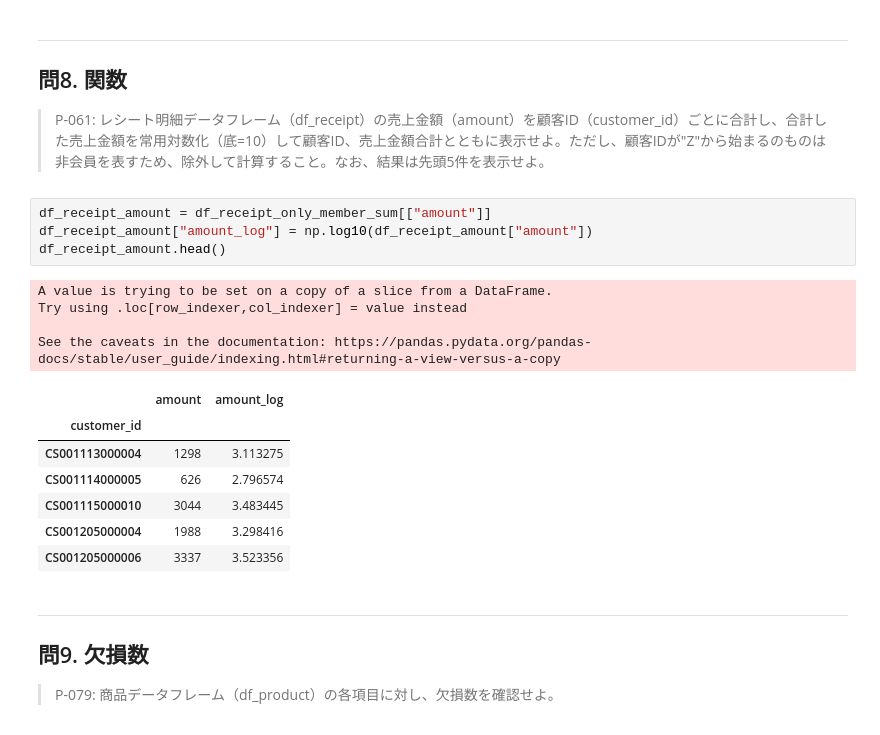
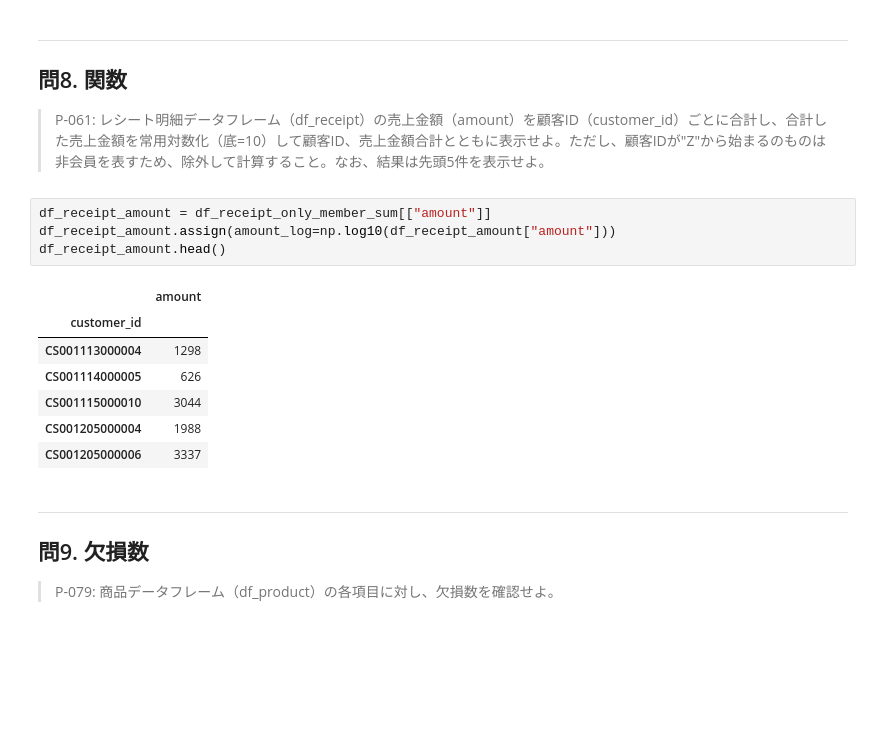
Before and after one commit to tikutikuwa/Basic-Python, a Jupyter notebook: colab/answer/pandas_answer.ipynb, the cells around one changed output. Saved outputs shown, nothing was run; the diff lists cells and outputs as text; blank space fills up the shorter version.

Commit message:
submit_pandas/#2

```diff
--- a/colab/answer/pandas_answer.ipynb
+++ b/colab/answer/pandas_answer.ipynb
@@ -119,20 +119,16 @@ df_customer[["application_date","customer_id"]].head()
 > P-061: レシート明細データフレーム（df_receipt）の売上金額（amount）を顧客ID（customer_id）ごとに合計し、合計した売上金額を常用対数化（底=10）して顧客ID、売上金額合計とともに表示せよ。ただし、顧客IDが"Z"から始まるのものは非会員を表すため、除外して計算すること。なお、結果は先頭5件を表示せよ。
 # %%
 df_receipt_amount = df_receipt_only_member_sum[["amount"]]
-df_receipt_amount["amount_log"] = np.log10(df_receipt_amount["amount"])
+df_receipt_amount.assign(amount_log=np.log10(df_receipt_amount["amount"]))
 df_receipt_amount.head()
 # %% [output]
-A value is trying to be set on a copy of a slice from a DataFrame.
-Try using .loc[row_indexer,col_indexer] = value instead
-
-See the caveats in the documentation: https://pandas.pydata.org/pandas-docs/stable/user_guide/indexing.html#returning-a-view-versus-a-copy
-|  | amount | amount_log |
-| customer_id |  |  |
-| CS001113000004 | 1298 | 3.113275 |
-| CS001114000005 | 626 | 2.796574 |
-| CS001115000010 | 3044 | 3.483445 |
-| CS001205000004 | 1988 | 3.298416 |
-| CS001205000006 | 3337 | 3.523356 |
+|  | amount |
+| customer_id |  |
+| CS001113000004 | 1298 |
+| CS001114000005 | 626 |
+| CS001115000010 | 3044 |
+| CS001205000004 | 1988 |
+| CS001205000006 | 3337 |
 # %% [markdown]
 ---
 ## 問9. 欠損数
```
